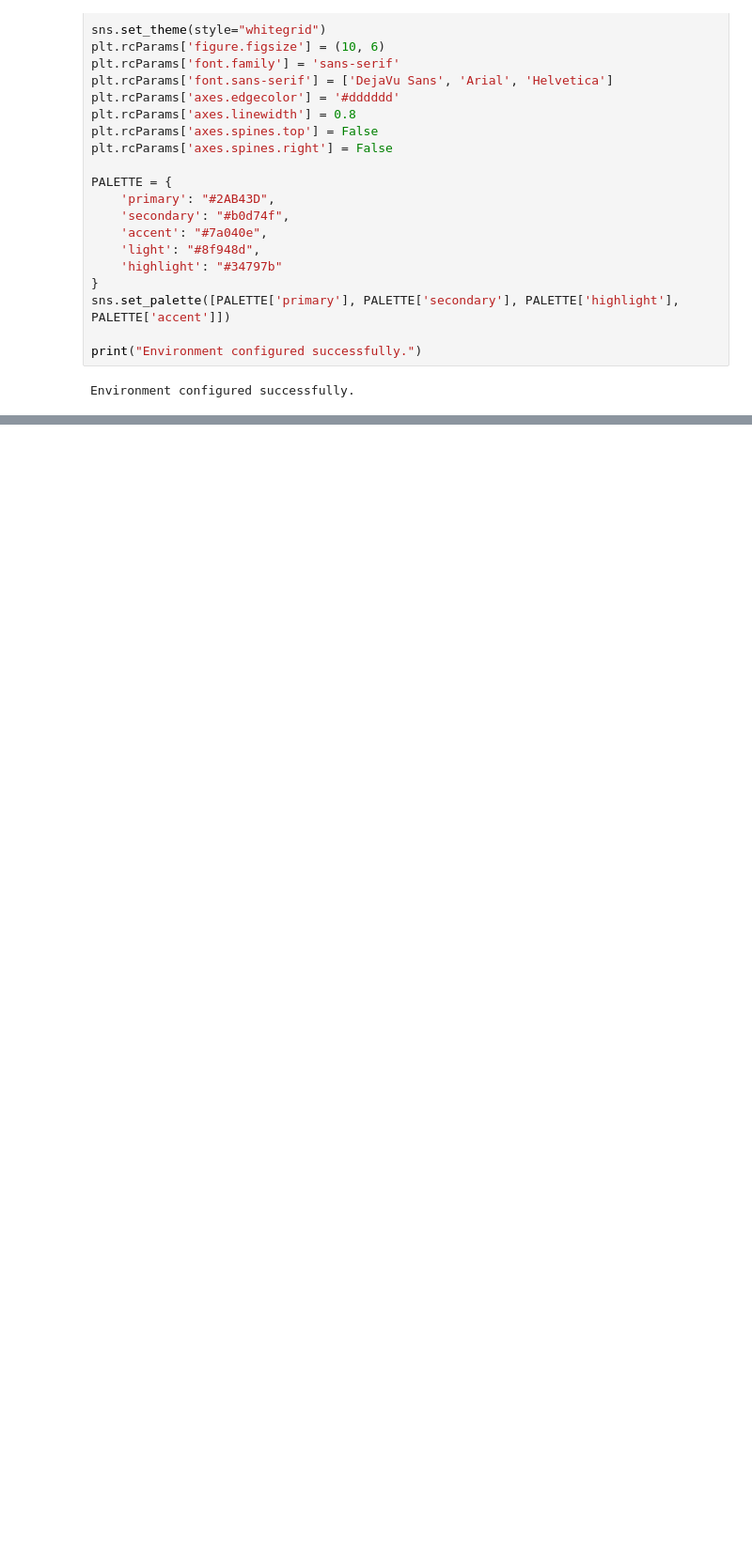
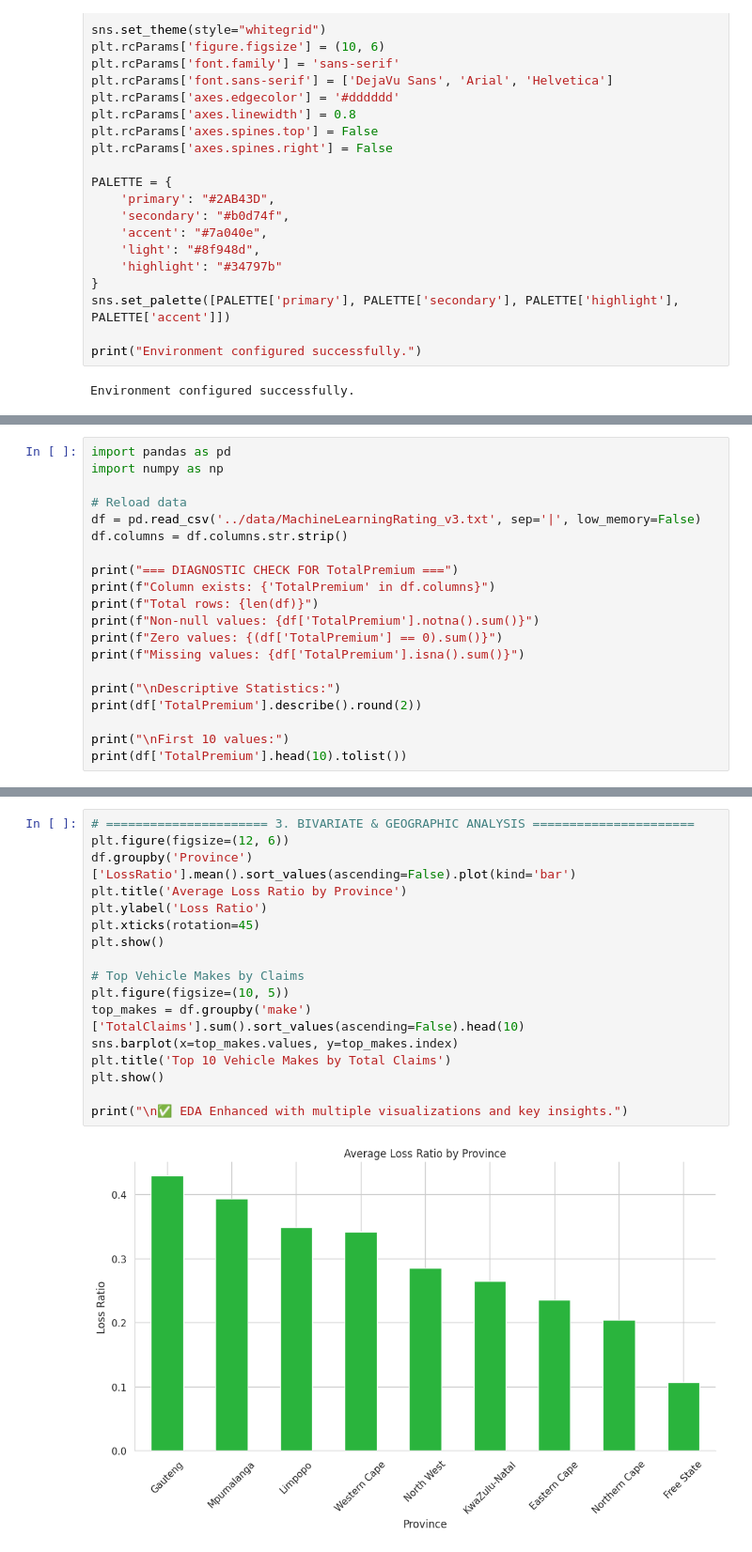
Before and after one commit to senayemekdes/Insurance-Risk-Analytics-Predictive-Modeling, a Jupyter notebook: notebooks/01_eda.ipynb, the cells around one changed output, grey strips where cells are left out. Shown at 94% size. Drawn from its saved outputs; the diff is of its cells as text; blank space fills up the shorter version.

```diff
--- a/notebooks/01_eda.ipynb
+++ b/notebooks/01_eda.ipynb
@@ -60,0 +187,20 @@ UnderwrittenCoverID|PolicyID|TransactionMonth|IsVATRegistered|Citizenship|LegalT
+# %%
+import pandas as pd
+import numpy as np
+
+# Reload data
+df = pd.read_csv('../data/MachineLearningRating_v3.txt', sep='|', low_memory=False)
+df.columns = df.columns.str.strip()
+
+print("=== DIAGNOSTIC CHECK FOR TotalPremium ===")
+print(f"Column exists: {'TotalPremium' in df.columns}")
+print(f"Total rows: {len(df)}")
+print(f"Non-null values: {df['TotalPremium'].notna().sum()}")
+print(f"Zero values: {(df['TotalPremium'] == 0).sum()}")
+print(f"Missing values: {df['TotalPremium'].isna().sum()}")
+
+print("\nDescriptive Statistics:")
+print(df['TotalPremium'].describe().round(2))
+
+print("\nFirst 10 values:")
+print(df['TotalPremium'].head(10).tolist())
@@ -60,0 +313,19 @@ UnderwrittenCoverID|PolicyID|TransactionMonth|IsVATRegistered|Citizenship|LegalT
+# %%
+# ====================== 3. BIVARIATE & GEOGRAPHIC ANALYSIS ======================
+plt.figure(figsize=(12, 6))
+df.groupby('Province')['LossRatio'].mean().sort_values(ascending=False).plot(kind='bar')
+plt.title('Average Loss Ratio by Province')
+plt.ylabel('Loss Ratio')
+plt.xticks(rotation=45)
+plt.show()
+
+# Top Vehicle Makes by Claims
+plt.figure(figsize=(10, 5))
+top_makes = df.groupby('make')['TotalClaims'].sum().sort_values(ascending=False).head(10)
+sns.barplot(x=top_makes.values, y=top_makes.index)
+plt.title('Top 10 Vehicle Makes by Total Claims')
+plt.show()
+
+print("\n✅ EDA Enhanced with multiple visualizations and key insights.")
+# %% [output]
+[figure, added]
```
Also changed, not shown: parts of 24 cells of this notebook.
